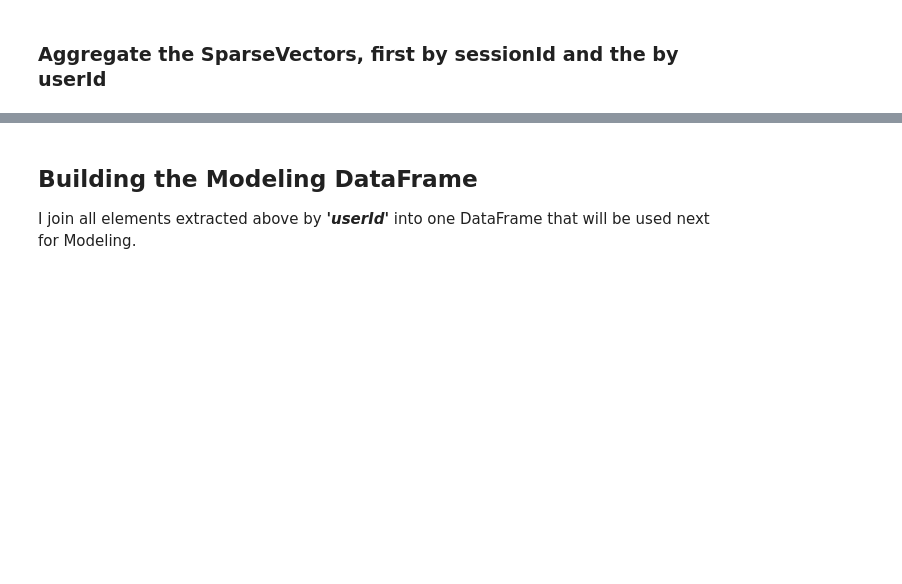
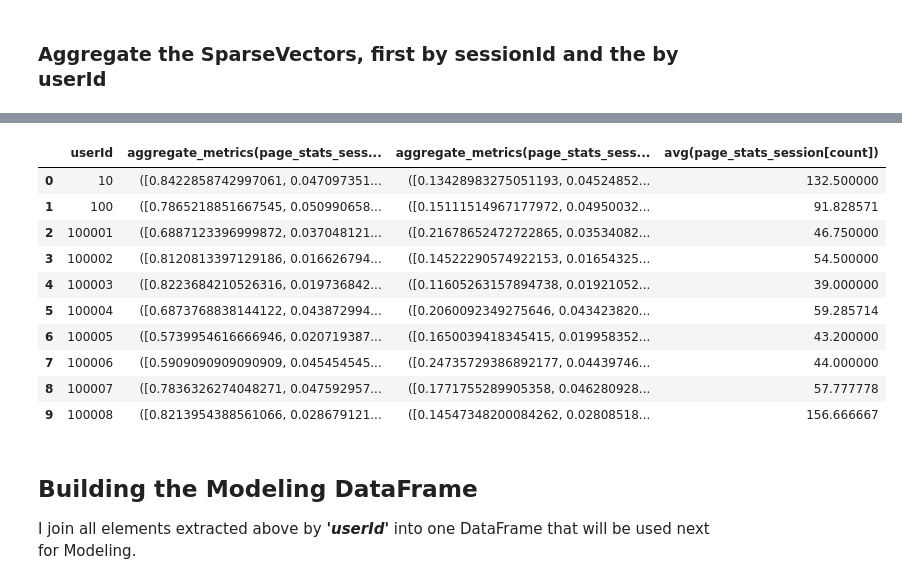
Before and after one commit to ChristopheBunn/Udacity-Data-Scientist-Nanodegree, a Jupyter notebook: Jupyter Notebooks/11 - Data Scientist Capstone/Sparkify_Bunn_v1.ipynb, the cells around one changed output, grey strips where cells are left out. Saved outputs shown, nothing was run; the diff lists cells and outputs as text; code cells hidden in the pictures; blank space fills up the shorter version.

Commit message:
Finished categorical variable encoding per user.

```diff
--- a/Jupyter Notebooks/11 - Data Scientist Capstone/Sparkify_Bunn_v1.ipynb
+++ b/Jupyter Notebooks/11 - Data Scientist Capstone/Sparkify_Bunn_v1.ipynb
@@ -9,6 +9,7 @@ from pyspark.sql import SparkSession
 # Data Exploration
 #from datetime import datetime, timedelta
 import pandas as pd
+pd.set_option('display.max_colwidth', -1)
 #import plotly.graph_objs as go
 #from plotly.subplots import make_subplots
 from matplotlib import pyplot as plt
@@ -19,12 +20,14 @@ from pyspark.sql.functions import avg, concat, count, countDistinct, \
 from pyspark.sql.functions import max as Fmax
 from pyspark.sql.functions import sum as Fsum
 from pyspark.sql.functions import round as Fround
+from pyspark.sql.functions import mean as Fmean
 from pyspark.sql import Window
 
 # Feature Engineering
 from pyspark.ml import Pipeline
 from pyspark.ml.feature import MinMaxScaler, OneHotEncoderEstimator, StringIndexer, VectorAssembler
 from pyspark.sql.types import StructField, StructType, IntegerType, FloatType, StringType
+from pyspark.ml.stat import Summarizer
 
 # Modeling
 from pyspark.sql.functions import split
@@ -720,0 +745,7 @@ sparkify_encoded_df.select(cat_cols_to_display).toPandas().head(20)
+# %%
+# Aggregate page view vectors mean/variance/count per session
+summarizer = Summarizer.metrics('mean', 'variance', 'count')
+sparkify_cat_df = sparkify_encoded_df.groupby(['userId', 'sessionId']) \
+                                     .agg(summarizer.summary(sparkify_encoded_df.page_Vec).alias('page_stats_session')) \
+                                     .sort('userId')
+sparkify_cat_df.toPandas().head(10)
@@ -721,3 +774,25 @@ sparkify_encoded_df.select(cat_cols_to_display).toPandas().head(20)
+# %%
+# Aggregate page view vector mean per user
+summarizer = Summarizer.metrics('mean')
+sparkify_cat_df = sparkify_cat_df.groupby(['userId']) \
+                                 .agg(summarizer.summary(sparkify_cat_df.page_stats_session.mean),
+                                      summarizer.summary(sparkify_cat_df.page_stats_session.variance),
+                                      Fmean(sparkify_cat_df.page_stats_session.count)) \
+                                 .alias('page_stats_user') \
+                                 .sort('userId')
+sparkify_cat_df.toPandas().head(10)
+# %% [output]
+|  | userId | aggregate_metrics(page_stats_sess... | aggregate_metrics(page_stats_sess... | avg(page_stats_session[count]) |
+| 0 | 10 | ([0.8422858742997061, 0.047097351... | ([0.13428983275051193, 0.04524852... | 132.500000 |
+| 1 | 100 | ([0.7865218851667545, 0.050990658... | ([0.15111514967177972, 0.04950032... | 91.828571 |
+| 2 | 100001 | ([0.6887123396999872, 0.037048121... | ([0.21678652472722865, 0.03534082... | 46.750000 |
+| 3 | 100002 | ([0.8120813397129186, 0.016626794... | ([0.14522290574922153, 0.01654325... | 54.500000 |
+| 4 | 100003 | ([0.8223684210526316, 0.019736842... | ([0.11605263157894738, 0.01921052... | 39.000000 |
+| 5 | 100004 | ([0.6873768838144122, 0.043872994... | ([0.2060092349275646, 0.043423820... | 59.285714 |
+| 6 | 100005 | ([0.5739954616666946, 0.020719387... | ([0.1650039418345415, 0.019958352... | 43.200000 |
+| 7 | 100006 | ([0.5909090909090909, 0.045454545... | ([0.24735729386892177, 0.04439746... | 44.000000 |
+| 8 | 100007 | ([0.7836326274048271, 0.047592957... | ([0.1771755289905358, 0.046280928... | 57.777778 |
+| 9 | 100008 | ([0.8213954388561066, 0.028679121... | ([0.14547348200084262, 0.02808518... | 156.666667 |
 # %% [markdown]
 ## Building the Modeling DataFrame ##
 I join all elements extracted above by **'*userId*'** into one DataFrame that will be used next for Modeling.
```
Also changed, not shown: parts of 4 cells of this notebook.
